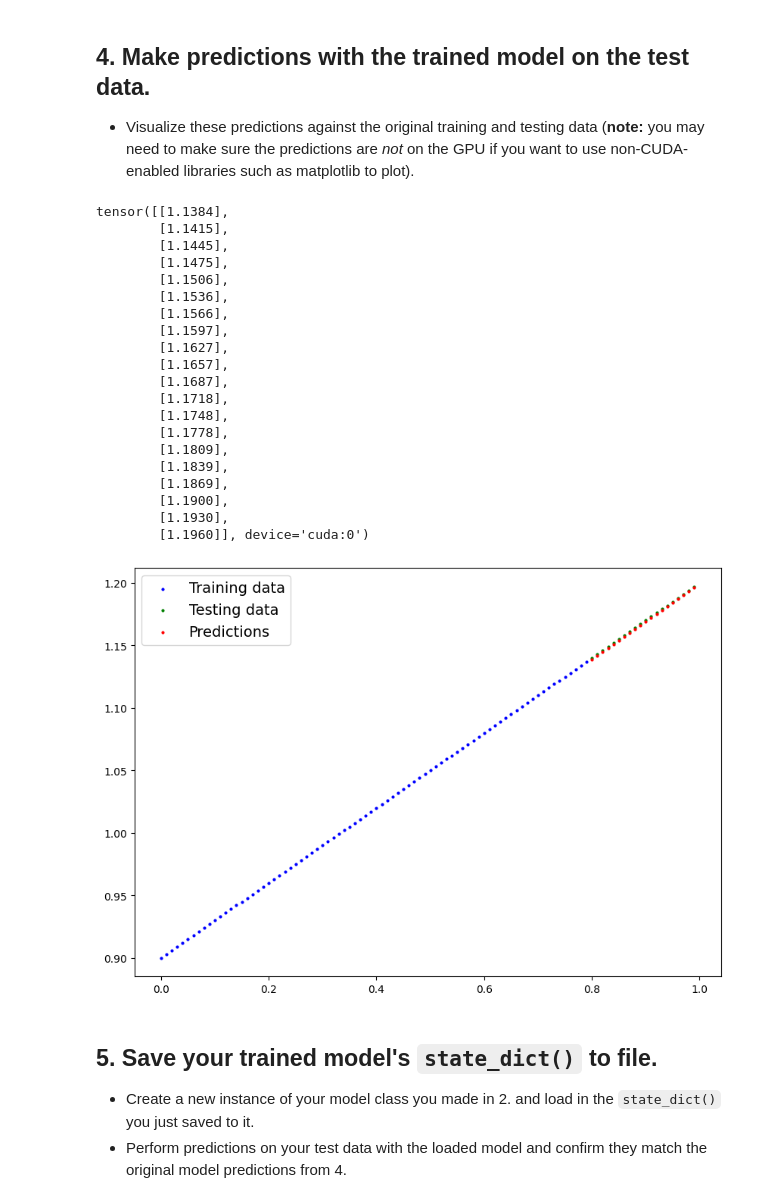
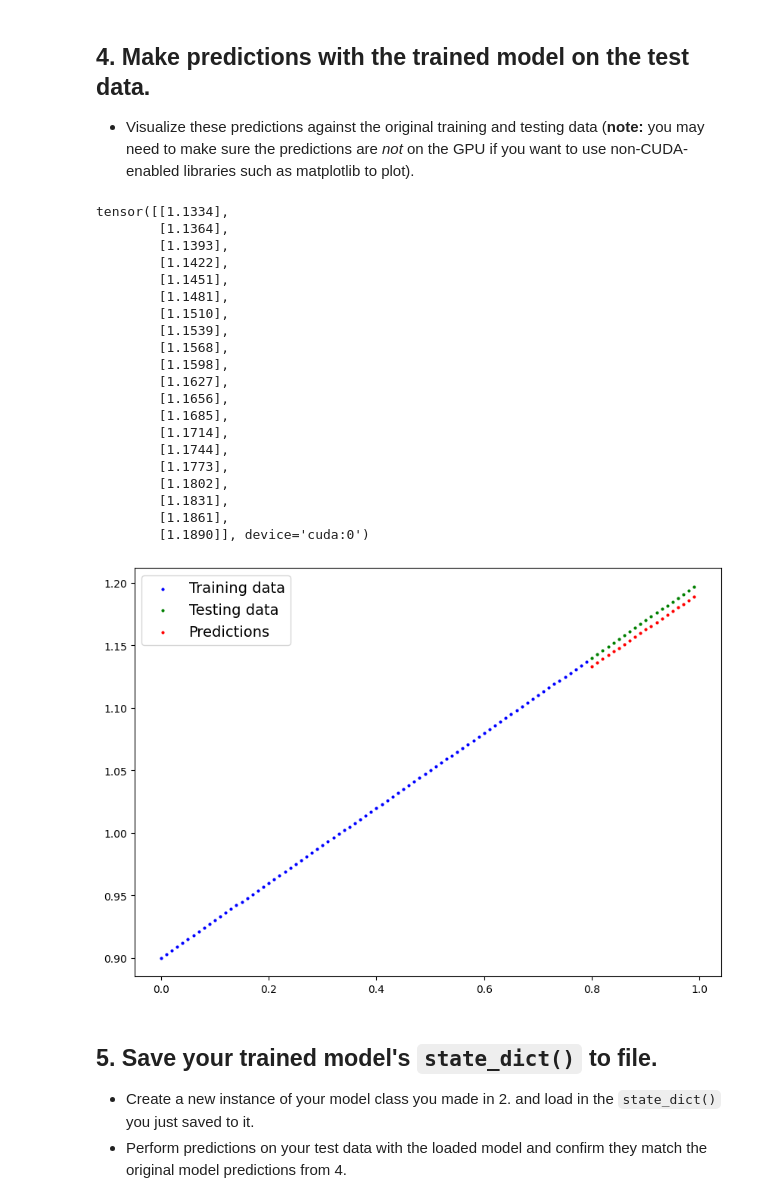
Before and after one commit to rcokssss/pytorch-deep-learning, a Jupyter notebook: extras/exercises/01_pytorch_workflow_exercises.ipynb, the cells around one changed output. Drawn from its saved outputs; the diff is of its cells as text; code cells hidden in the pictures.

```diff
--- a/extras/exercises/01_pytorch_workflow_exercises.ipynb
+++ b/extras/exercises/01_pytorch_workflow_exercises.ipynb
@@ -164,7 +164,7 @@ optimizer = torch.optim.SGD(params=model_0.parameters(), lr=0.01)
 
 
 # Train model for 300 epochs
-epochs = 1000
+epochs = 500
 
 # Send data to target device
 X_train, y_train = X_train.to(device), y_train.to(device)
@@ -194,6 +194,7 @@ for epoch in range(epochs):
   if epoch % 20 == 0:
 
     # Put model in evaluation mode and setup inference context
+    model_0.eval()
     with torch.inference_mode():
       # 1. Forward pass
       test_pred = model_0(X_test)
@@ -231,32 +232,32 @@ with torch.inference_mode():
 
 y_preds
 # %% [output]
-tensor([[1.1384],
-        [1.1415],
-        [1.1445],
-        [1.1475],
-        [1.1506],
-        [1.1536],
-        [1.1566],
-        [1.1597],
+tensor([[1.1334],
+        [1.1364],
+        [1.1393],
+        [1.1422],
+        [1.1451],
+        [1.1481],
+        [1.1510],
+        [1.1539],
+        [1.1568],
+        [1.1598],
         [1.1627],
-        [1.1657],
-        [1.1687],
-        [1.1718],
-        [1.1748],
-        [1.1778],
-        [1.1809],
-        [1.1839],
-        [1.1869],
-        [1.1900],
-        [1.1930],
-        [1.1960]], device='cuda:0')
+        [1.1656],
+        [1.1685],
+        [1.1714],
+        [1.1744],
+        [1.1773],
+        [1.1802],
+        [1.1831],
+        [1.1861],
+        [1.1890]], device='cuda:0')
 # %%
 # Plot the predictions (these may need to be on a specific device)
 
-plot_predictions(predictions=y_preds.cpu())
+plot_predictions(train_data=X_train.cpu(), train_labels=y_train.cpu(), test_data=X_test.cpu(), test_labels=y_test.cpu(), predictions=y_preds.cpu())
 # %% [output]
-[figure, old version]
+[figure, new version]
 # %% [markdown]
 ## 5. Save your trained model's `state_dict()` to file.
   * Create a new instance of your model class you made in 2. and load in the `state_dict()` you just saved to it.
```
Also changed, not shown: parts of 2 cells of this notebook, 1 other file.
